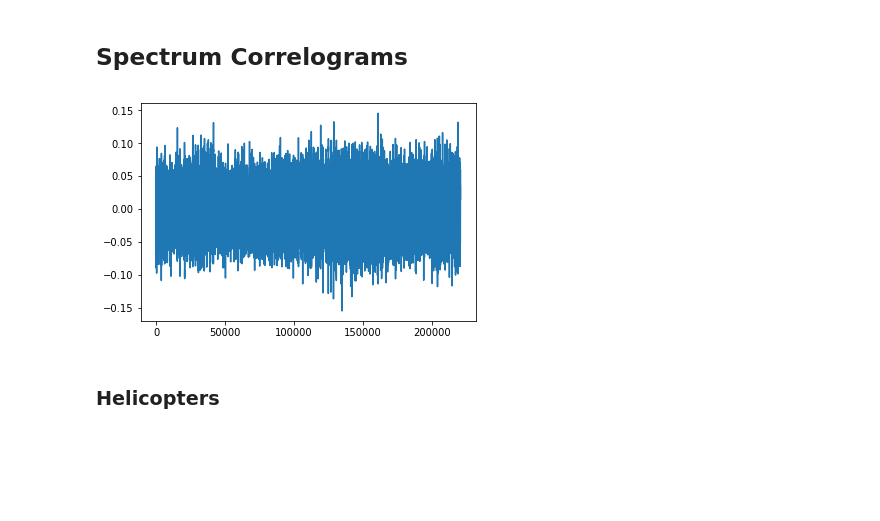
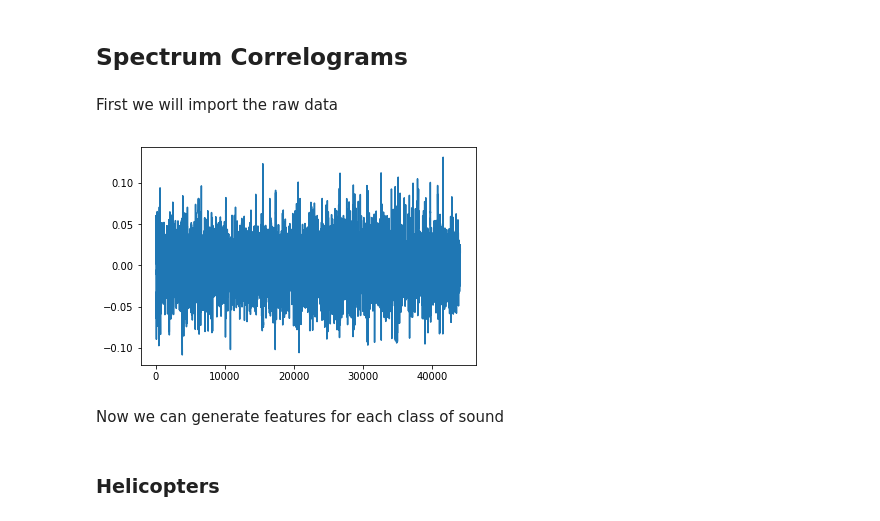
Before and after one commit to RameshOswal/forensic-audio-analysis, a Jupyter notebook: Meeting-4/Correlograms.ipynb, the cells around one changed output. Saved outputs shown, nothing was run; the diff lists cells and outputs as text; code cells hidden in the pictures; blank space fills up the shorter version.

```diff
--- a/Meeting-4/Correlograms.ipynb
+++ b/Meeting-4/Correlograms.ipynb
@@ -1,35 +1,39 @@
 # %% [markdown]
 ## Spectrum Correlograms
+# %% [markdown]
+First we will import the raw data
 # %%
 import librosa
 import librosa.display
 import numpy as np
 import matplotlib.pyplot as plt
 
 helicopters = []
 boats = []
 
 sampling_rate = 44100 # All clips will be converted to this rate
-duration = 5 # How much of clip to use (seconds)
+duration = 1 # How much of clip to use (seconds)
 
 data_filepath = "../Meeting-3/"
 
 # Import raw data
 for i in range(10):
     raw_data = librosa.load(data_filepath + "heli" + str(i) + "_short.wav", sr=sampling_rate, mono=False, duration=duration)
 
     # Only use one channel
     if raw_data[0].shape[0] == 2:
         raw_data = (raw_data[0][0], raw_data[1])
     helicopters.append(raw_data)
 
     raw_data = librosa.load(data_filepath + "boat" + str(i) + "_short.wav", sr=sampling_rate, mono=False, duration=duration)
     # Only use one channel
     if raw_data[0].shape[0] == 2:
         raw_data = (raw_data[0][0], raw_data[1])
     boats.append(raw_data)
 
 plt.plot(helicopters[0][0])
 plt.show()
 # %% [output]
-[figure, old version]
+[figure, new version]
+# %% [markdown]
+Now we can generate features for each class of sound
```
Also changed, not shown: parts of 3 cells of this notebook.
